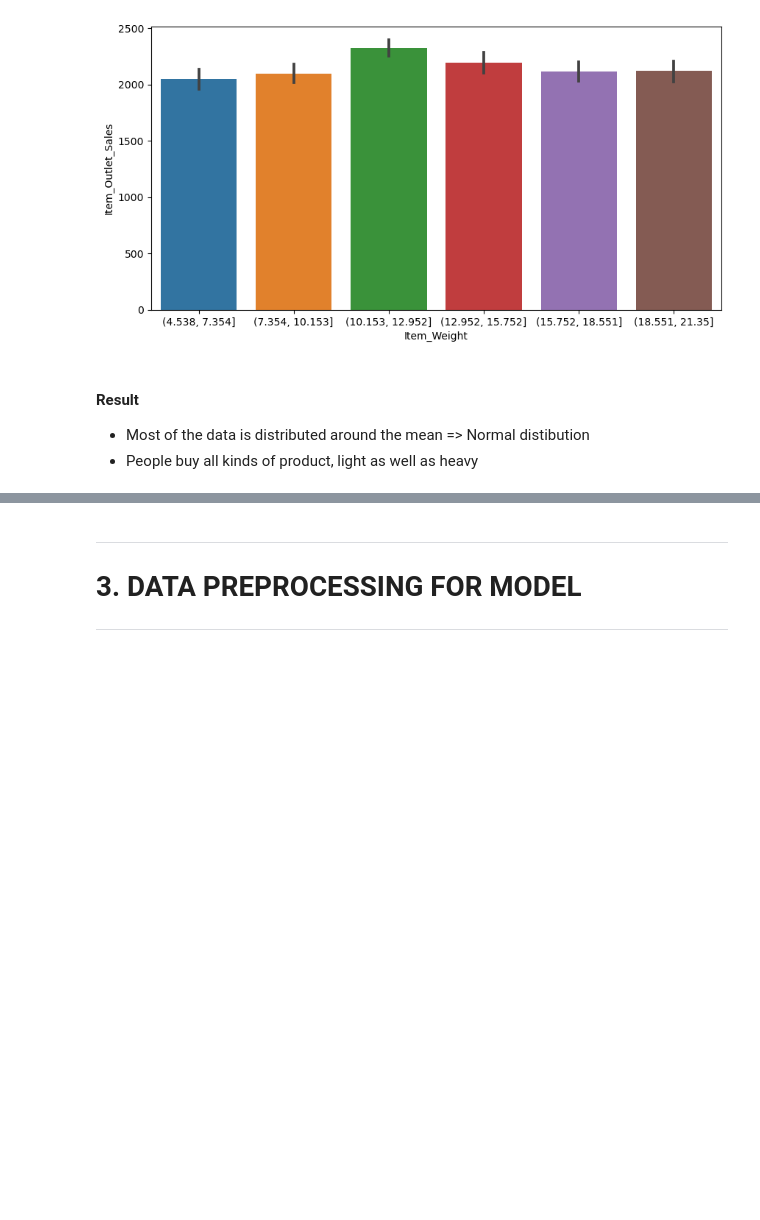
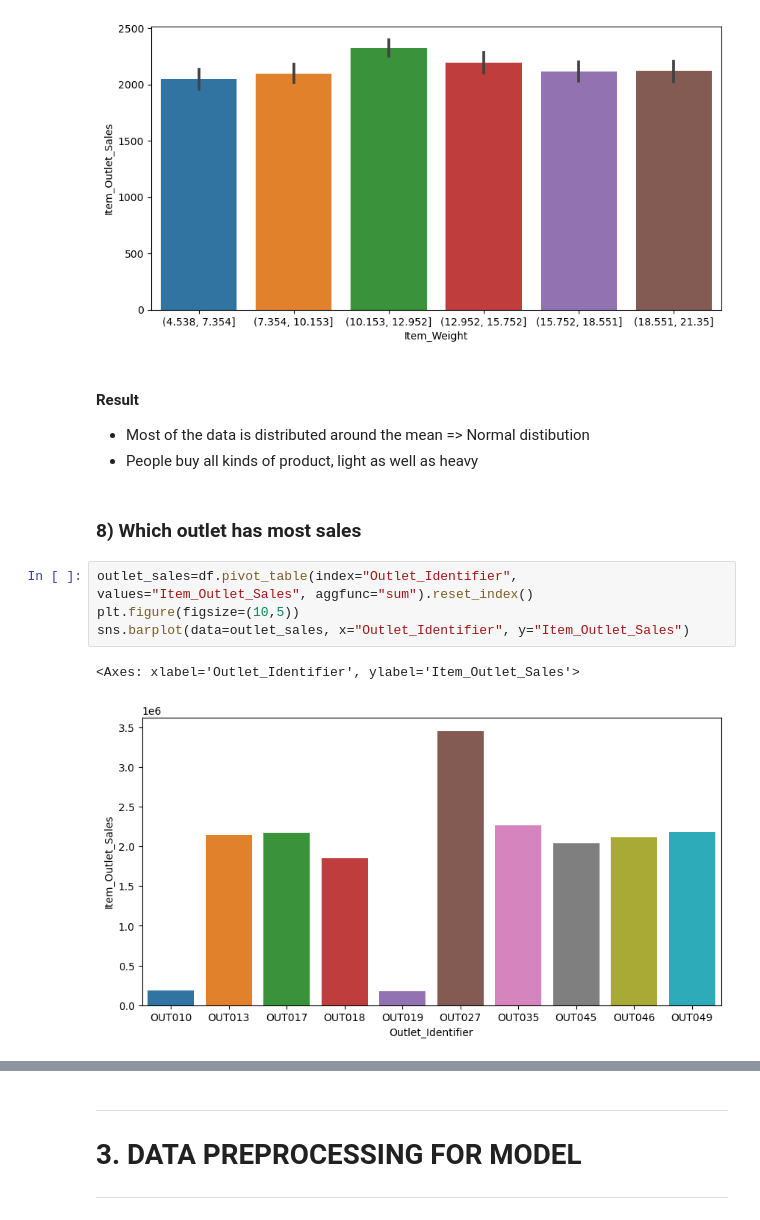
Before and after one commit to komalchamyal/bigmart-analysis, a Jupyter notebook: Big Mart Sales Analysis.ipynb, the cells around one changed output, grey strips where cells are left out. Saved outputs shown, nothing was run; the diff lists cells and outputs as text; blank space fills up the shorter version.

```diff
--- a/Big Mart Sales Analysis & Prediction.ipynb
+++ b/Big Mart Sales Analysis.ipynb
@@ -497,3 +518,12 @@ sns.barplot(df,x=pd.cut(df.Item_Weight, bins=6), y=df.Item_Outlet_Sales, ax=ax)
 #### Result
 - Most of the data is distributed around the mean => Normal distibution
 - People buy all kinds of product, light as well as heavy
+# %% [markdown]
+### 8) Which outlet has most sales
+# %%
+outlet_sales=df.pivot_table(index="Outlet_Identifier", values="Item_Outlet_Sales", aggfunc="sum").reset_index()
+plt.figure(figsize=(10,5))
+sns.barplot(data=outlet_sales, x="Outlet_Identifier", y="Item_Outlet_Sales")
+# %% [output]
+<Axes: xlabel='Outlet_Identifier', ylabel='Item_Outlet_Sales'>
+[figure, added]
```
Also changed, not shown: parts of 4 cells of this notebook, 2 other files.
